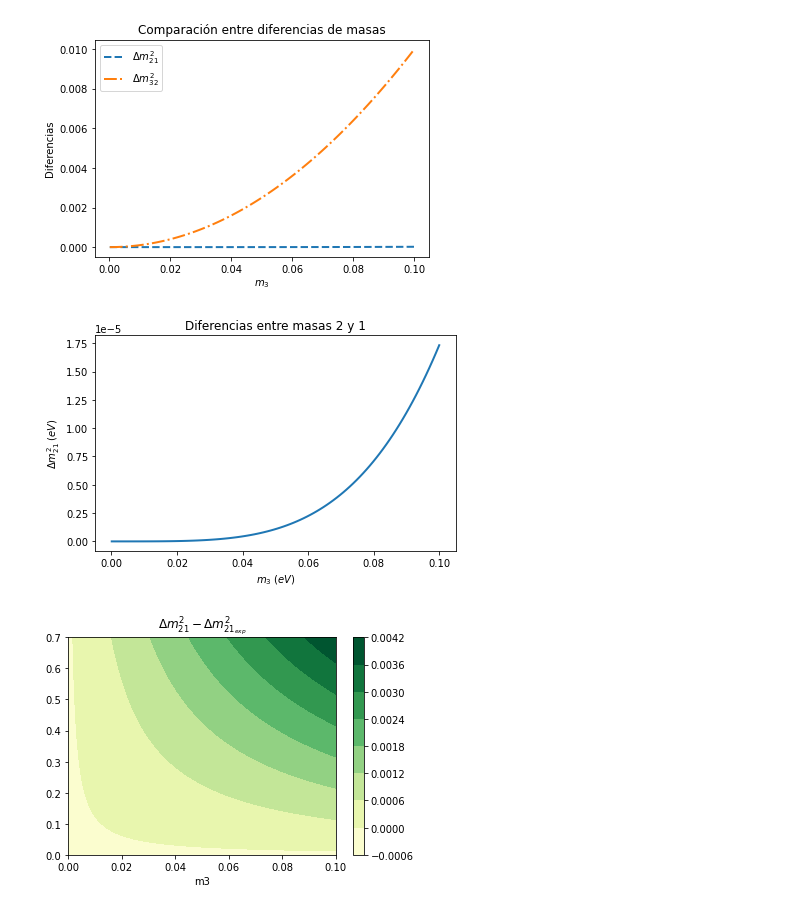
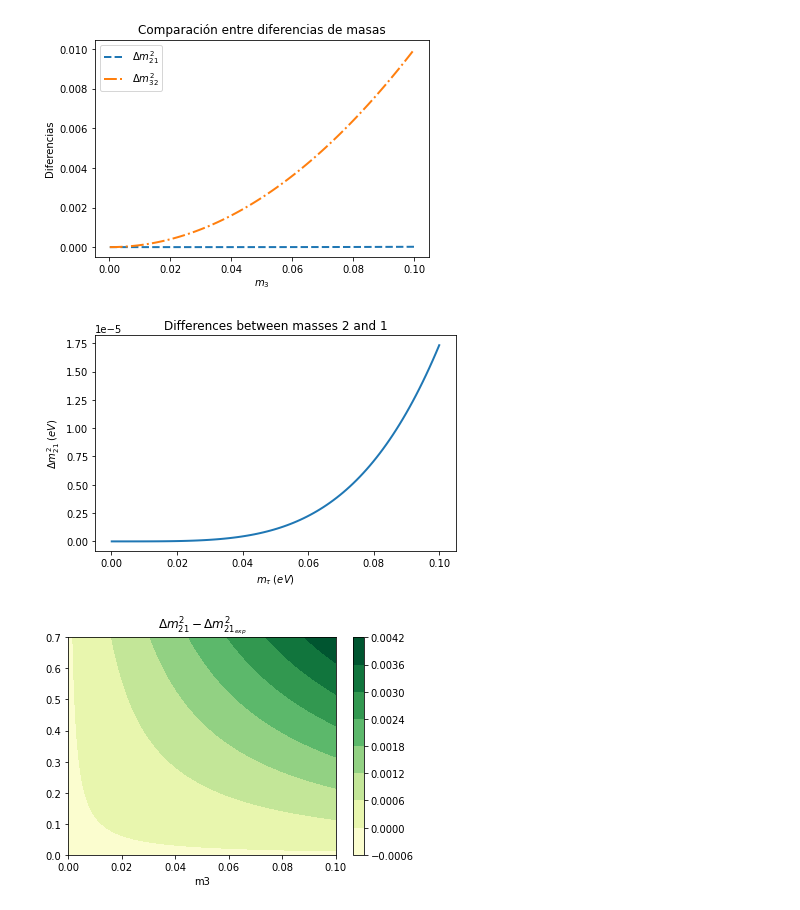
Before and after one commit to DLAbel/Neutrinos, a Jupyter notebook: Codigo_N.ipynb, the cells around one changed output. Drawn from its saved outputs; the diff is of its cells as text; code cells hidden in the pictures.

```diff
--- a/Codigo_N.ipynb
+++ b/Codigo_N.ipynb
@@ -469,16 +487,16 @@ plt.show()
 # %%
 fig, ax = plt.subplots()
 
 ax.plot(x, y1, linewidth=2.0)
-ax.set_xlabel('$m_3\; (eV)$')
+ax.set_xlabel('$m_\u03C4\; (eV)$')
 ax.set_ylabel('$\Delta m_{21}^2\; (eV)$')
-ax.set_title('Diferencias entre masas 2 y 1')
+ax.set_title('Differences between masses 2 and 1')
 
 plt.tight_layout()
-#plt.savefig("g7.png", dpi=300)
+plt.savefig("g7eng.png", dpi=300)
 plt.show()
 # %% [output]
-[figure, old version]
+[figure, new version]
 # %%
 from turtle import color
 
```
Also changed, not shown: parts of 10 cells of this notebook.
